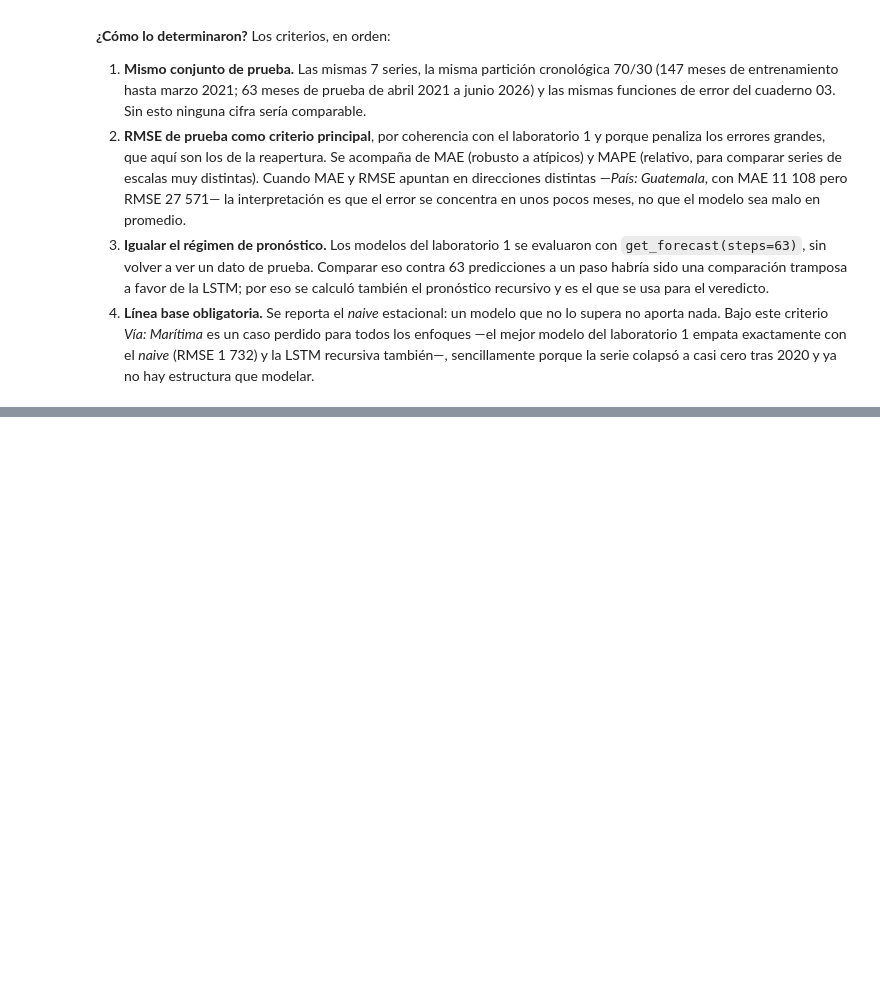
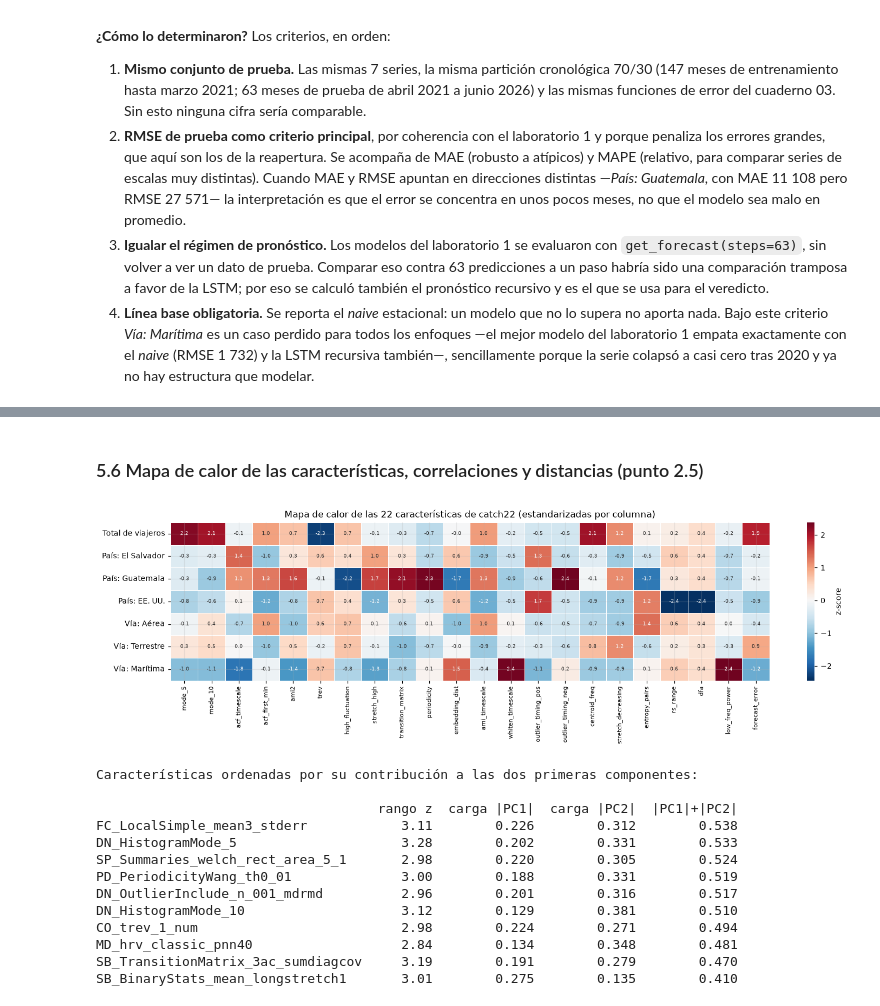
Before and after one commit to rodrigoajmac/CC3084_Laboratorio_1, a Jupyter notebook: Notebooks/04_Modelado_LSTM.ipynb, the cells around one changed output, grey strips where cells are left out. Cells and saved outputs as stored; diff of their text form; code cells hidden in the pictures; blank space fills up the shorter version.

```diff
--- a/Notebooks/04_Modelado_LSTM.ipynb
+++ b/Notebooks/04_Modelado_LSTM.ipynb
@@ -610,0 +681,7 @@ se queda anclada al nivel deprimido del final del entrenamiento (marzo 2021, ple
+# %%
+Z = pd.DataFrame(StandardScaler().fit_transform(C22), index=C22.index, columns=C22.columns)
+print('Comprobación: media y desviación de cada columna estandarizada')
+print(pd.DataFrame({'media': Z.mean().round(6), 'desv': Z.std(ddof=0).round(6)}).T.to_string())
+print(f'\nColumnas con varianza nula (se anulan al estandarizar): '
+      f'{list(C22.columns[C22.std(ddof=0) == 0]) or "ninguna"}')
+Z.to_csv(RES / 'catch22_matriz_estandarizada.csv')
@@ -610,0 +833,37 @@ se queda anclada al nivel deprimido del final del entrenamiento (marzo 2021, ple
+# %% [markdown]
+### 5.6 Mapa de calor de las características, correlaciones y distancias (punto 2.5)
+# %%
+fig, ax = plt.subplots(figsize=(14, 4.2))
+sns.heatmap(Z, cmap='RdBu_r', center=0, annot=True, fmt='.1f', annot_kws={'size': 6},
+            cbar_kws={'label': 'z-score'}, linewidths=.4, linecolor='w', ax=ax,
+            xticklabels=C22_CORTOS,   # nombre corto; el nombre completo está en la tabla anterior
+            yticklabels=[n.replace('Estados Unidos de América', 'EE. UU.') for n in Z.index])
+ax.set_title('Mapa de calor de las 22 características de catch22 (estandarizadas por columna)')
+ax.tick_params(axis='x', rotation=90, labelsize=7)
+plt.tight_layout(); guardar('45_catch22_heatmap'); plt.show()
+
+# ¿Qué características separan más a las series? Rango y desviación sobre los valores estandarizados
+discrim = pd.DataFrame({
+    'rango z': (Z.max() - Z.min()).round(2),
+    'carga |PC1|': cargas['PC1'].abs().round(3),
+    'carga |PC2|': cargas['PC2'].abs().round(3),
+    '|PC1|+|PC2|': cargas[['PC1', 'PC2']].abs().sum(1).round(3),
+}).sort_values('|PC1|+|PC2|', ascending=False)
+print('Características ordenadas por su contribución a las dos primeras componentes:\n')
+print(discrim.head(10).to_string())
+R4['features_discriminantes'] = discrim.head(10).reset_index().to_dict('records')
+# %% [output]
+[figure, added]
+Características ordenadas por su contribución a las dos primeras componentes:
+
+                                    rango z  carga |PC1|  carga |PC2|  |PC1|+|PC2|
+FC_LocalSimple_mean3_stderr            3.11        0.226        0.312        0.538
+DN_HistogramMode_5                     3.28        0.202        0.331        0.533
+SP_Summaries_welch_rect_area_5_1       2.98        0.220        0.305        0.524
+PD_PeriodicityWang_th0_01              3.00        0.188        0.331        0.519
+DN_OutlierInclude_n_001_mdrmd          2.96        0.201        0.316        0.517
+DN_HistogramMode_10                    3.12        0.129        0.381        0.510
+CO_trev_1_num                          2.98        0.224        0.271        0.494
+MD_hrv_classic_pnn40                   2.84        0.134        0.348        0.481
+SB_TransitionMatrix_3ac_sumdiagcov     3.19        0.191        0.279        0.470
+SB_BinaryStats_mean_longstretch1       3.01        0.275        0.135        0.410
```
Also changed, not shown: parts of 15 cells of this notebook, 7 other files.
